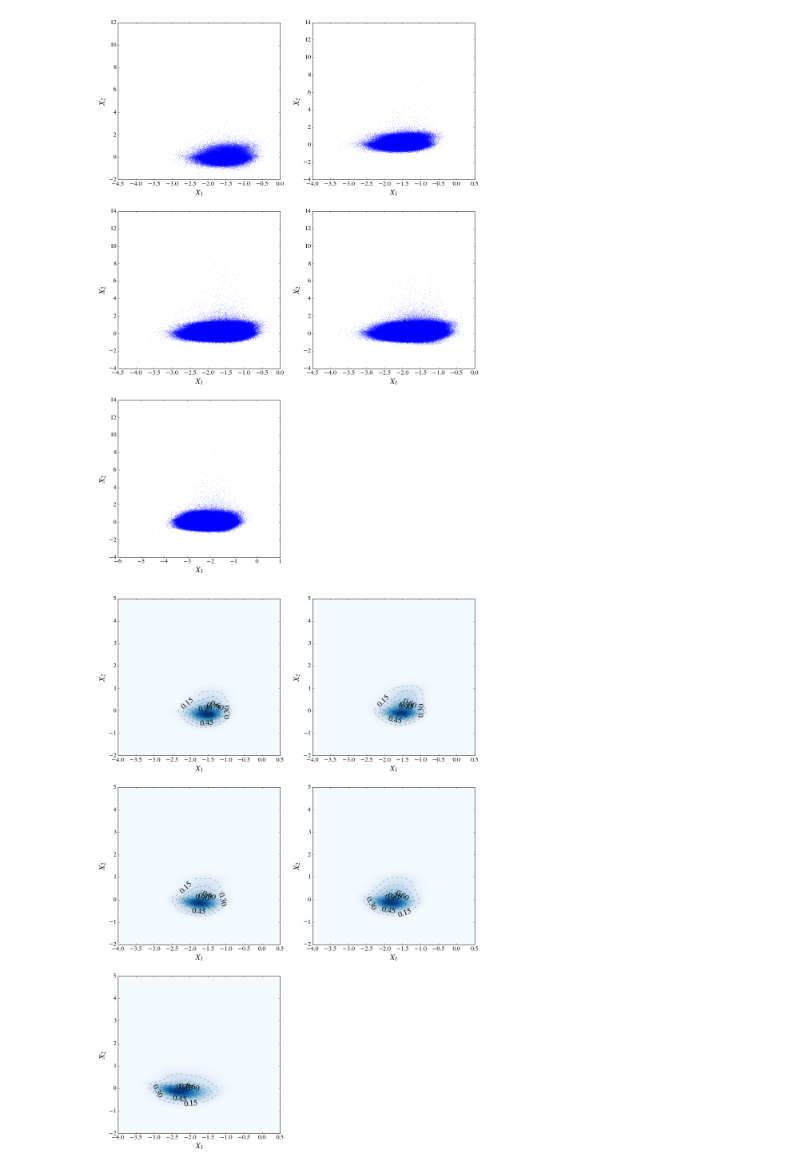
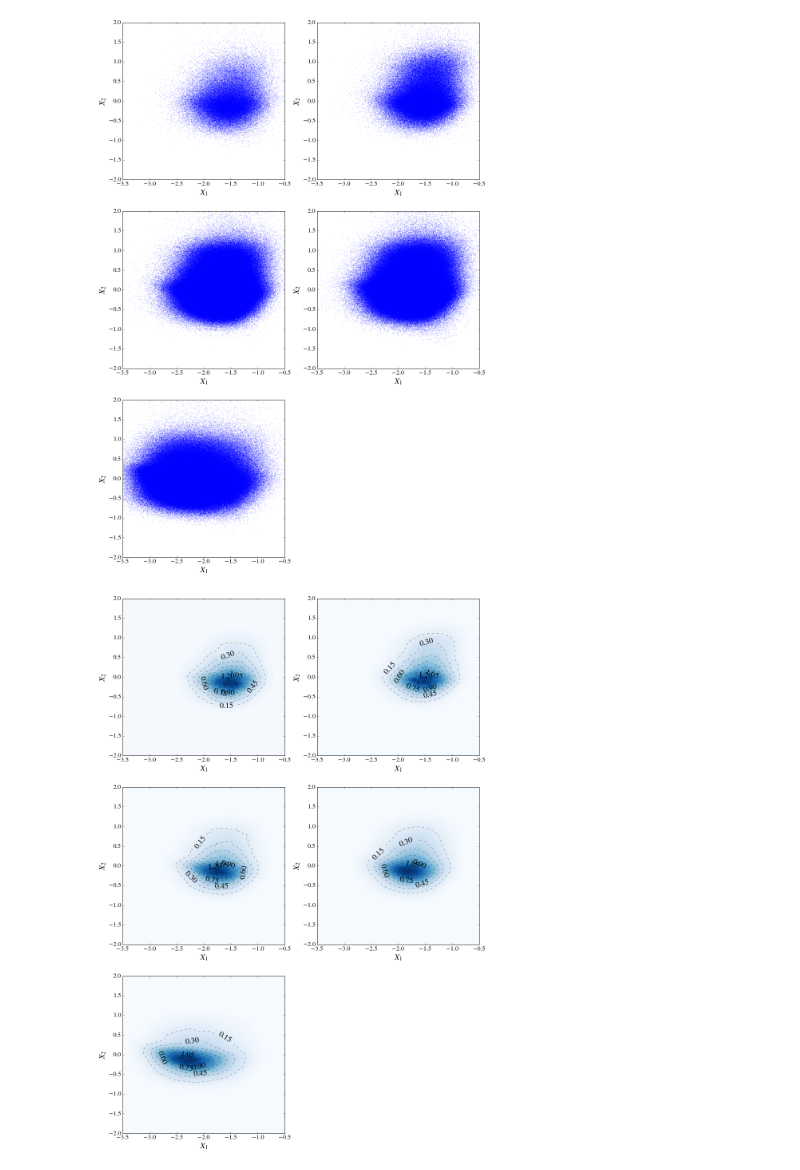
Before and after one commit to jkim-/bdtaunu_signal_extraction, a Jupyter notebook: visualization/mc.central/individual_components.ipynb, the cells around one changed output. Drawn from its saved outputs; the diff is of its cells as text; code cells hidden in the pictures.

Commit message:
Added plot ranges.

```diff
--- a/visualization/mc.central/individual_components.ipynb
+++ b/visualization/mc.central/individual_components.ipynb
@@ -28,23 +28,32 @@ kde1dy_fout_template = parser.get('individual', 'kde1dy_fout_template')
 
 plot_scatter = bool(int(parser.get('individual', 'plot_scatter')))
 save_fig = bool(int(parser.get('individual', 'save_fig')))
+
+z1_min = float(parser.get('individual', 'z1_min'))
+z1_max = float(parser.get('individual', 'z1_max'))
+z2_min = float(parser.get('individual', 'z2_min'))
+z2_max = float(parser.get('individual', 'z2_max'))
 # %%
 if plot_scatter:
     figsize = (3,2)
     fig = plt.figure(figsize=(8*figsize[1],8*figsize[0]))
     for i in evttypes:
         ax = fig.add_subplot(figsize[0], figsize[1], i)
         plot_data2d(mpl_data_dir+'/'+scatter_fin_template.format(i), ax=ax, marker='.', s=2)
+        ax.set_xlim(z1_min, z1_max)
+        ax.set_ylim(z2_min, z2_max)
 # %% [output]
-[figure, old version]
+[figure, new version]
 # %%
 figsize = (3,2)
 fig = plt.figure(figsize=(8*figsize[1],8*figsize[0]))
 for i in evttypes:
     ax = fig.add_subplot(figsize[0], figsize[1], i)
     plot_contour2d(mpl_data_dir+'/'+kde2d_fin_template.format(i), ax=ax, nlevels=10, colorbar=False)
+    ax.set_xlim(z1_min, z1_max)
+    ax.set_ylim(z2_min, z2_max)
 # %% [output]
-[figure, old version]
+[figure, new version]
 # %%
 figsize = (3,2)
 fig = plt.figure(figsize=(6*1.618*figsize[1],6*figsize[0]))
```
Also changed, not shown: parts of 5 cells of this notebook, 9 other files.
